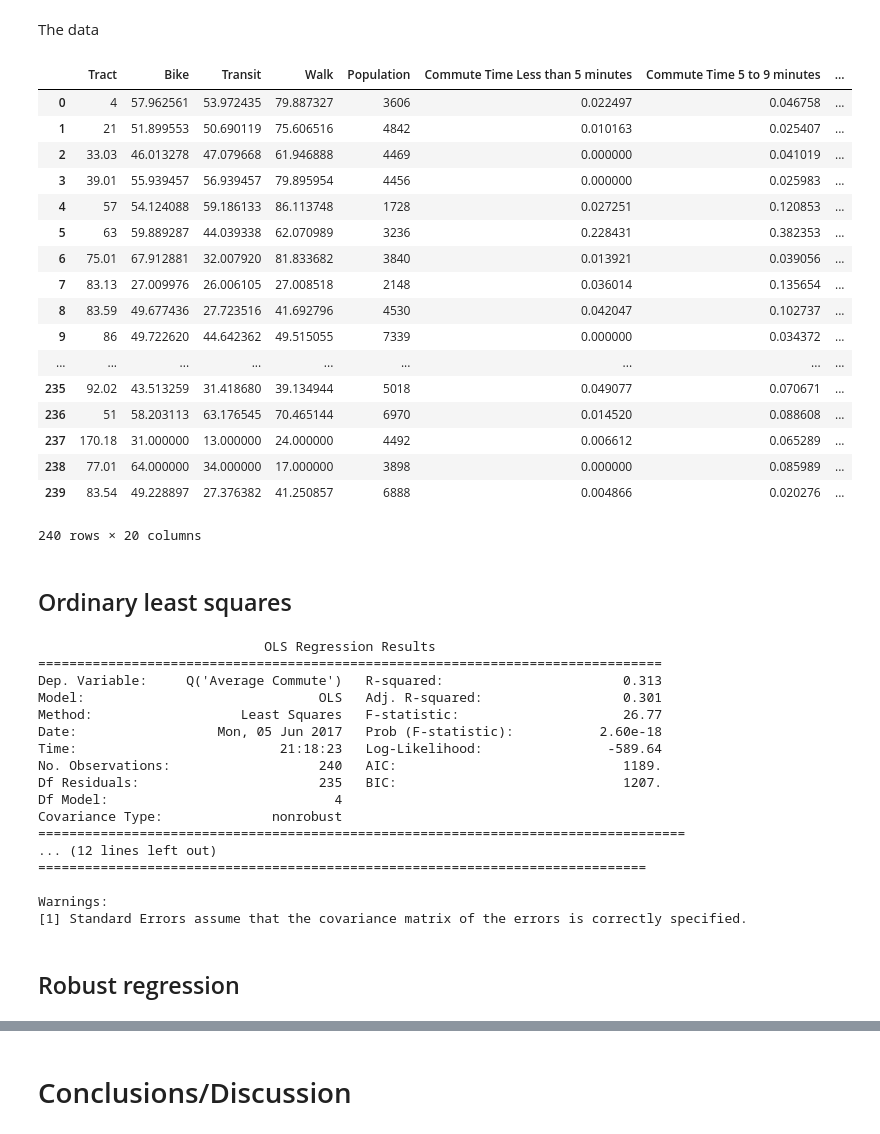
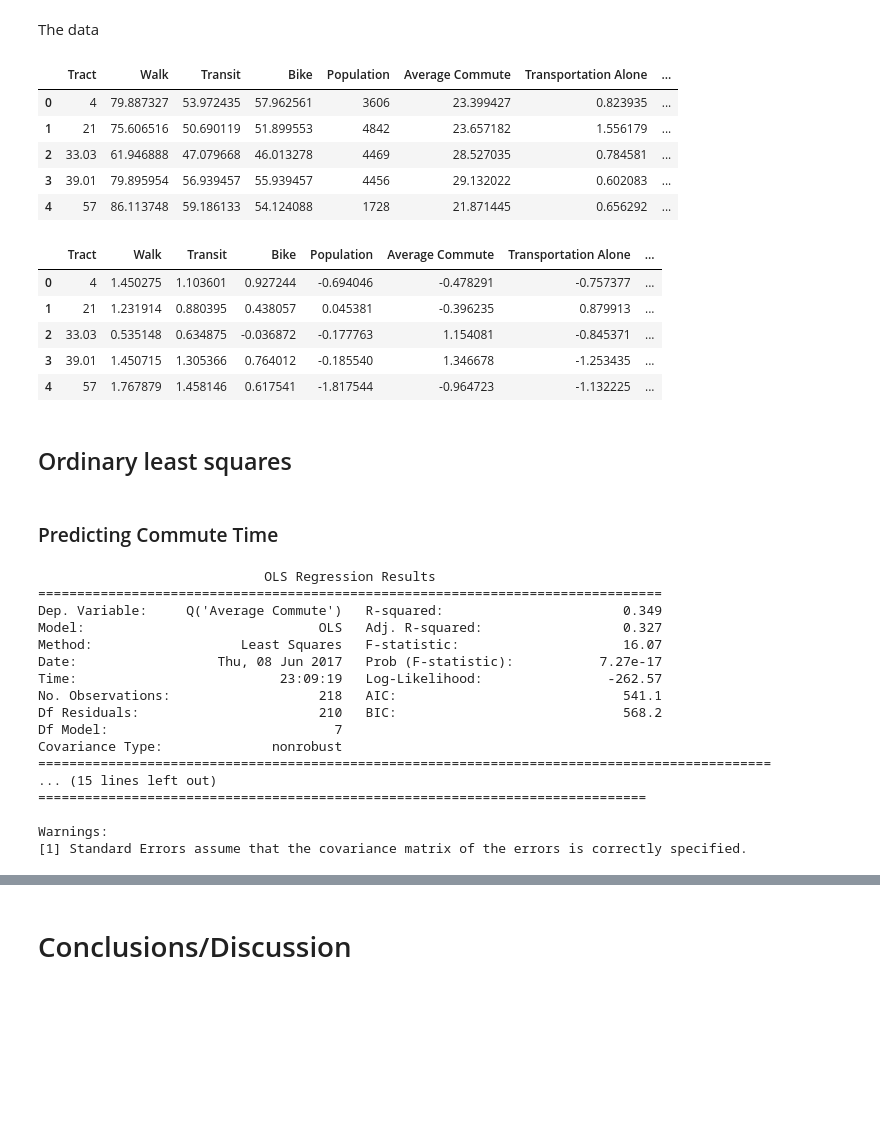
Before and after one commit to Hudsonnc/Pr_084, a Jupyter notebook: Pr_084_HackathonSubmission.ipynb, the cells around one changed output, grey strips where cells are left out. Saved outputs shown, nothing was run; the diff lists cells and outputs as text; code cells hidden in the pictures; blank space fills up the shorter version.

Commit message:
More data and analyses

```diff
--- a/Pr_084_HackathonSubmission.ipynb
+++ b/Pr_084_HackathonSubmission.ipynb
@@ -347,3 +479,4 @@ tract_data_all['Area'] = tract_data_all['Tract'].map(tract_area)
 Add population density data
 # %%
 tract_data_all['Density'] = tract_data_all['Population'] / tract_data_all['Area']
+tract_data_all['Log Density'] = np.log(tract_data_all['Density'] )
@@ -349,0 +485,2 @@ tract_data_all['Density'] = tract_data_all['Population'] / tract_data_all['Area'
+# %%
+tract_data_all['Rent to Income'] = tract_data_all['Median Rent']/tract_data_all['Median Income']*12
@@ -349,0 +489,2 @@ tract_data_all['Density'] = tract_data_all['Population'] / tract_data_all['Area'
+# %%
+tract_data_all['Income to Home Value'] = tract_data_all['Median Income']/tract_data_all['Median Home Value']
@@ -349,0 +493,9 @@ tract_data_all['Density'] = tract_data_all['Population'] / tract_data_all['Area'
+# %%
+tract_data_all = tract_data_all.replace([np.inf, -np.inf], np.nan).dropna().reset_index(drop=True)
+cols = tract_data_all.columns
+tract_data_all = pd.concat([
+    tract_data_all[cols[1]],
+    tract_data_all[cols[0]],
+    tract_data_all[cols[2:]]
+], axis = 1)
+tract_data_all.head()
@@ -501,54 +651,52 @@ m
 # %% [markdown]
 The data
 # %%
-tract_data_all
+tract_data_all.head()
 # %% [output]
-|  | Tract | Bike | Transit | Walk | Population | Commute Time Less than 5 minutes | Commute Time 5 to 9 minutes | ... |
-| 0 | 4 | 57.962561 | 53.972435 | 79.887327 | 3606 | 0.022497 | 0.046758 | ... |
-| 1 | 21 | 51.899553 | 50.690119 | 75.606516 | 4842 | 0.010163 | 0.025407 | ... |
-| 2 | 33.03 | 46.013278 | 47.079668 | 61.946888 | 4469 | 0.000000 | 0.041019 | ... |
-| 3 | 39.01 | 55.939457 | 56.939457 | 79.895954 | 4456 | 0.000000 | 0.025983 | ... |
-| 4 | 57 | 54.124088 | 59.186133 | 86.113748 | 1728 | 0.027251 | 0.120853 | ... |
-| 5 | 63 | 59.889287 | 44.039338 | 62.070989 | 3236 | 0.228431 | 0.382353 | ... |
-| 6 | 75.01 | 67.912881 | 32.007920 | 81.833682 | 3840 | 0.013921 | 0.039056 | ... |
-| 7 | 83.13 | 27.009976 | 26.006105 | 27.008518 | 2148 | 0.036014 | 0.135654 | ... |
-| 8 | 83.59 | 49.677436 | 27.723516 | 41.692796 | 4530 | 0.042047 | 0.102737 | ... |
-| 9 | 86 | 49.722620 | 44.642362 | 49.515055 | 7339 | 0.000000 | 0.034372 | ... |
-| ... | ... | ... | ... | ... | ... | ... | ... | ... |
-| 235 | 92.02 | 43.513259 | 31.418680 | 39.134944 | 5018 | 0.049077 | 0.070671 | ... |
-| 236 | 51 | 58.203113 | 63.176545 | 70.465144 | 6970 | 0.014520 | 0.088608 | ... |
-| 237 | 170.18 | 31.000000 | 13.000000 | 24.000000 | 4492 | 0.006612 | 0.065289 | ... |
-| 238 | 77.01 | 64.000000 | 34.000000 | 17.000000 | 3898 | 0.000000 | 0.085989 | ... |
-| 239 | 83.54 | 49.228897 | 27.376382 | 41.250857 | 6888 | 0.004866 | 0.020276 | ... |
+|  | Tract | Walk | Transit | Bike | Population | Average Commute | Transportation Alone | ... |
+| 0 | 4 | 79.887327 | 53.972435 | 57.962561 | 3606 | 23.399427 | 0.823935 | ... |
+| 1 | 21 | 75.606516 | 50.690119 | 51.899553 | 4842 | 23.657182 | 1.556179 | ... |
+| 2 | 33.03 | 61.946888 | 47.079668 | 46.013278 | 4469 | 28.527035 | 0.784581 | ... |
+| 3 | 39.01 | 79.895954 | 56.939457 | 55.939457 | 4456 | 29.132022 | 0.602083 | ... |
+| 4 | 57 | 86.113748 | 59.186133 | 54.124088 | 1728 | 21.871445 | 0.656292 | ... |
-240 rows × 20 columns
+# %%
+tract_data_all_scaled.head()
+# %% [output]
+|  | Tract | Walk | Transit | Bike | Population | Average Commute | Transportation Alone | ... |
+| 0 | 4 | 1.450275 | 1.103601 | 0.927244 | -0.694046 | -0.478291 | -0.757377 | ... |
+| 1 | 21 | 1.231914 | 0.880395 | 0.438057 | 0.045381 | -0.396235 | 0.879913 | ... |
+| 2 | 33.03 | 0.535148 | 0.634875 | -0.036872 | -0.177763 | 1.154081 | -0.845371 | ... |
+| 3 | 39.01 | 1.450715 | 1.305366 | 0.764012 | -0.185540 | 1.346678 | -1.253435 | ... |
+| 4 | 57 | 1.767879 | 1.458146 | 0.617541 | -1.817544 | -0.964723 | -1.132225 | ... |
 # %% [markdown]
 ## Ordinary least squares
+# %% [markdown]
+### Predicting Commute Time
 # %%
 import patsy
 import statsmodels.api as sm
 outcome, predictors = patsy.dmatrices("Q('Average Commute') ~ \
-                                      Bike + Walk + Transit + (np.log(Density))",
-                                          tract_data_all)
+                                      Bike  + Walk + Transit + Q('Log Density') + \
+                                      Q('Transportation Public') + Q('Transportation Alone') + Q('Transportation Other')",
+                                          tract_data_all_scaled)
 mod = sm.OLS(outcome, predictors)
 res = mod.fit()
 print(res.summary())
 # %% [output]
                              OLS Regression Results
 ================================================================================
-Dep. Variable:     Q('Average Commute')   R-squared:                       0.313
-Model:                              OLS   Adj. R-squared:                  0.301
-Method:                   Least Squares   F-statistic:                     26.77
-Date:                  Mon, 05 Jun 2017   Prob (F-statistic):           2.60e-18
-Time:                          21:18:23   Log-Likelihood:                -589.64
-No. Observations:                   240   AIC:                             1189.
-Df Residuals:                       235   BIC:                             1207.
-Df Model:                             4
+Dep. Variable:     Q('Average Commute')   R-squared:                       0.349
+Model:                              OLS   Adj. R-squared:                  0.327
+Method:                   Least Squares   F-statistic:                     16.07
+Date:                  Thu, 08 Jun 2017   Prob (F-statistic):           7.27e-17
+Time:                          23:09:19   Log-Likelihood:                -262.57
+No. Observations:                   218   AIC:                             541.1
+Df Residuals:                       210   BIC:                             568.2
+Df Model:                             7
 Covariance Type:              nonrobust
-===================================================================================
-... (12 lines left out)
+==============================================================================================
+... (15 lines left out)
 ==============================================================================
 
 Warnings:
 [1] Standard Errors assume that the covariance matrix of the errors is correctly specified.
-# %% [markdown]
-## Robust regression
```
Also changed, not shown: parts of 65 cells of this notebook, 16 other files.
